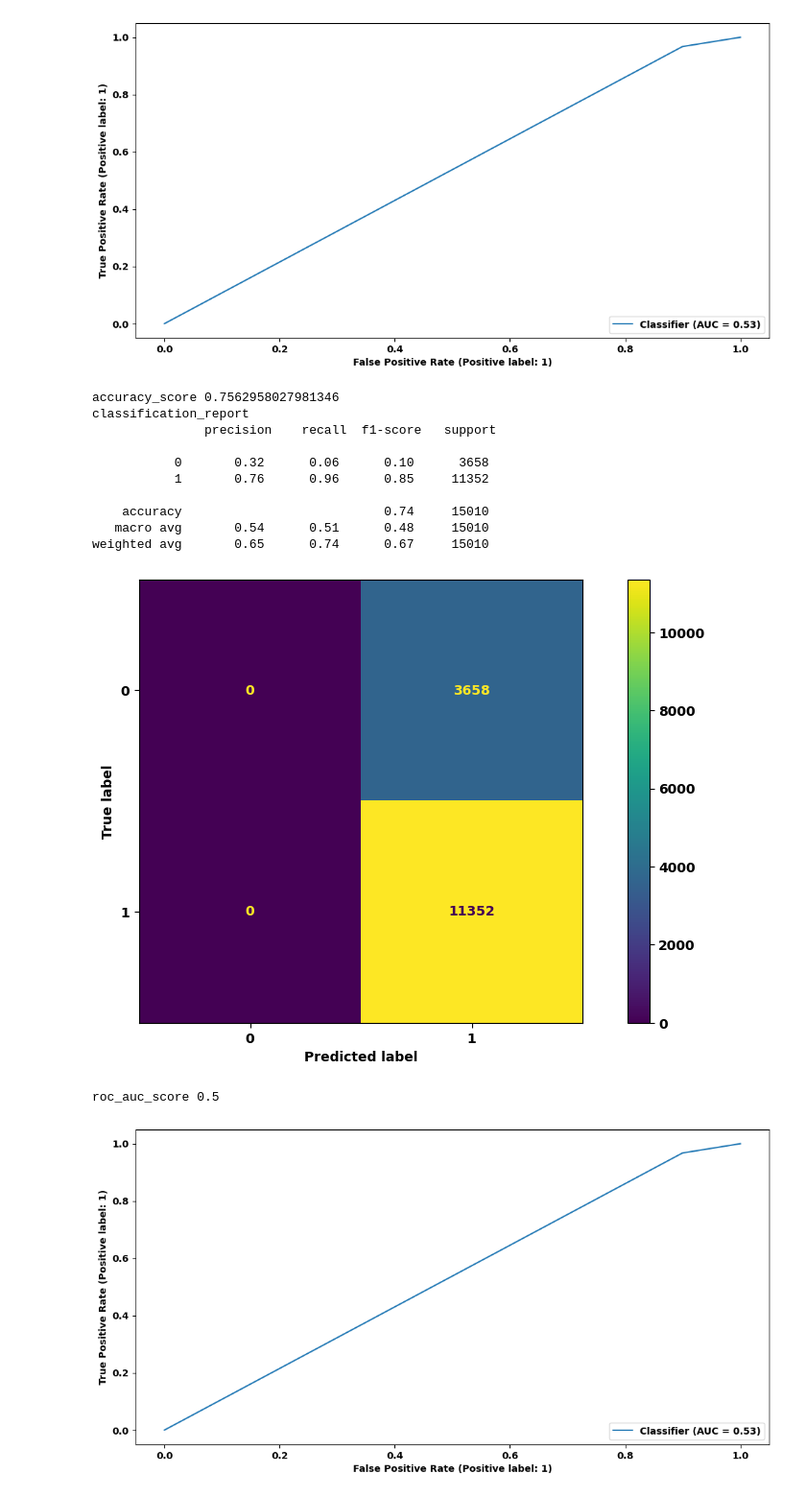
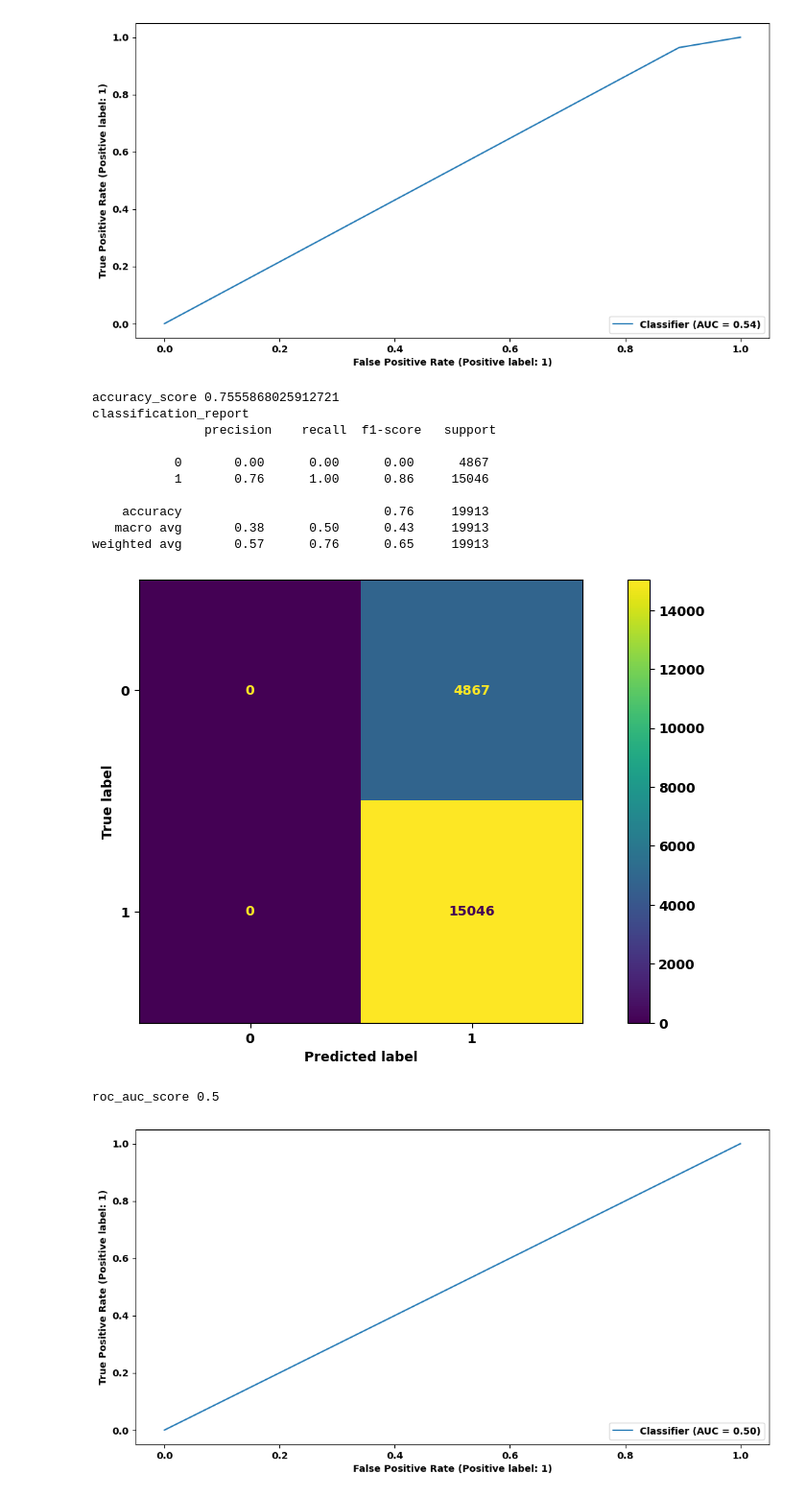
Before and after one commit to davidruiiz/proyecto_CONVIVE, a Jupyter notebook: notebooks/Proyecto_CONVIVE.ipynb, the cells around one changed output. Shown: that part at 96% size. Saved outputs shown, nothing was run; the diff lists cells and outputs as text; code cells hidden in the pictures.

```diff
--- a/notebooks/Proyecto_CONVIVE.ipynb
+++ b/notebooks/Proyecto_CONVIVE.ipynb
@@ -32,5 +32,4 @@ rcParams["axes.labelweight"] = "bold"
 ### Cargar los datospara el modelo
 # %%
 # Cargar el dataset desde un archivo
-df = pd.read_csv('../data/2019-2023_Accidentalidad.csv', sep=';' , on_bad_lines='skip')
-df
+df_accidentes = pd.read_csv('../data/2019-2023_Accidentalidad.csv', sep=';' , on_bad_lines='skip')
@@ -736,5 +716,5 @@ importancia.loc[importancia['imp_acum']<=0.95]
 # %%
 # Definimos la lista de variables no tan importantes, cortando por el porcentaje de 95% de la información necesaria
-variables = importancia.loc[importancia['imp_acum']>0.95].index.to_list()
+variables = importancia.loc[importancia['imp_acum']>0.85].index.to_list()
 print(variables)
 # %% [output]
@@ -1081,42 +1061,42 @@ plt.show()
 # %%
 # la segunda escenario (cod_distrito)
 
 from sklearn.metrics import accuracy_score
 # CALCULAR EL PORCENTAJE DE CASOS QUE EL MODELO HA ACERTADO
 print('accuracy_score',accuracy_score(y_test1, y_pred1))
 
 from sklearn.metrics import classification_report
 
-print('classification_report\n',classification_report(y_test1, y_pred,zero_division=0))
+print('classification_report\n',classification_report(y_test1, y_pred1,zero_division=0))
 
 from sklearn.metrics import confusion_matrix, ConfusionMatrixDisplay
 
-disp = ConfusionMatrixDisplay(confusion_matrix=confusion_matrix(y_test1, y_pred1),
-                                display_labels=log_r.classes_)
-disp.plot()
+disp1 = ConfusionMatrixDisplay(confusion_matrix=confusion_matrix(y_test1, y_pred1),
+                                display_labels=log_r1.classes_)
+disp1.plot()
 
 plt.show()
 
 # Calcular el área bajo la curva de funcionamiento del receptor
 from sklearn.metrics import roc_auc_score
 print('roc_auc_score',roc_auc_score(y_test1, y_pred1))
 # Graficar la curva ROC( Receiver Operating Characteristic)
 # AUC (Area Under the Curve)
 from sklearn.metrics import RocCurveDisplay
 
-RocCurveDisplay.from_predictions(y_test,y_pred)
+RocCurveDisplay.from_predictions(y_test1,y_pred1)
 plt.show()
 # %% [output]
-accuracy_score 0.7562958027981346
+accuracy_score 0.7555868025912721
 classification_report
                precision    recall  f1-score   support
 
-           0       0.32      0.06      0.10      3658
-           1       0.76      0.96      0.85     11352
+           0       0.00      0.00      0.00      4867
+           1       0.76      1.00      0.86     15046
 
-    accuracy                           0.74     15010
-   macro avg       0.54      0.51      0.48     15010
-weighted avg       0.65      0.74      0.67     15010
+    accuracy                           0.76     19913
+   macro avg       0.38      0.50      0.43     19913
+weighted avg       0.57      0.76      0.65     19913
-[figure, old version]
+[figure, new version]
 roc_auc_score 0.5
-[figure, old version]
+[figure, new version]
```
Also changed, not shown: parts of 62 cells of this notebook, 1 other file.
